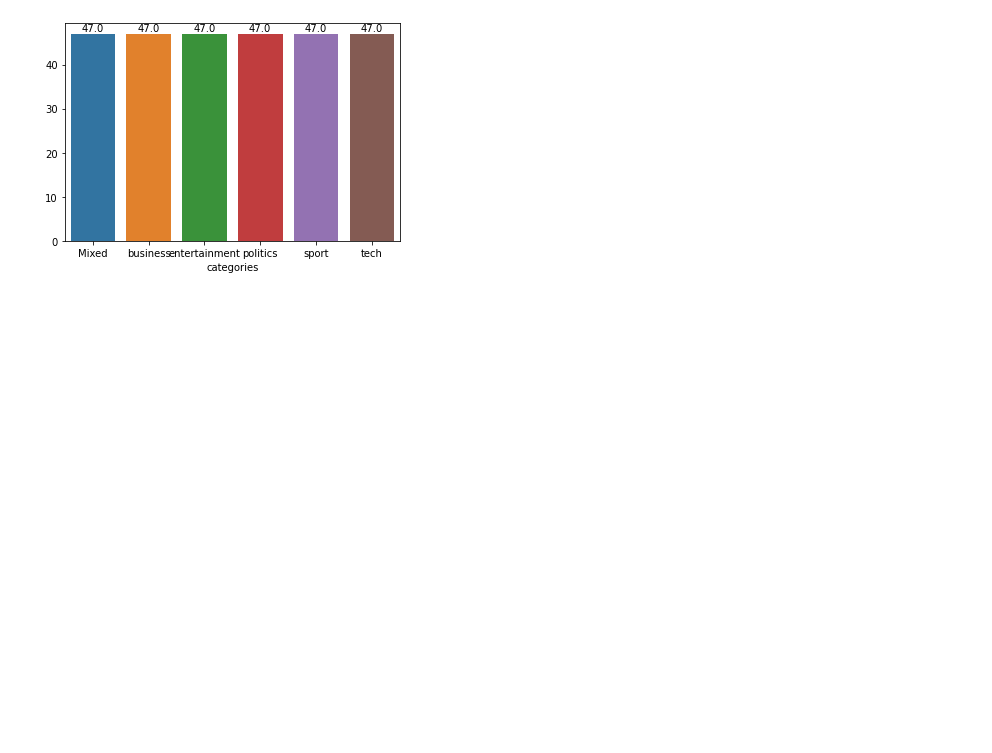
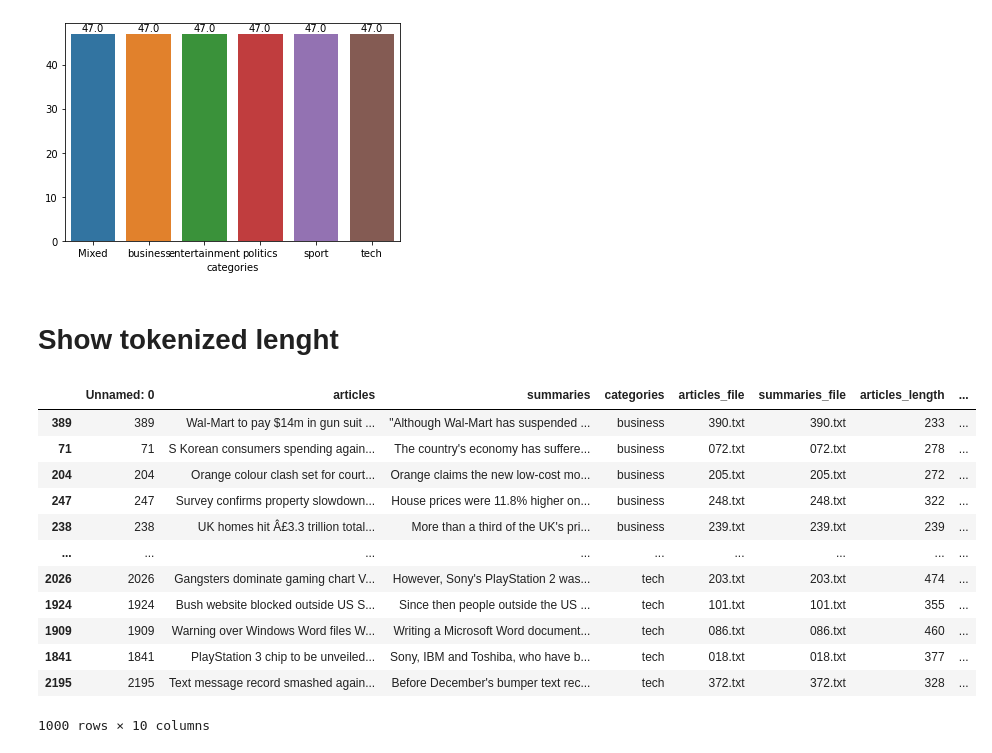
Before and after one commit to worachot-n/Text_summarization_T5, a Jupyter notebook: 0_2_Prepare_and_Split_Data.ipynb, the cells around one changed output. Drawn from its saved outputs; the diff is of its cells as text; code cells hidden in the pictures; blank space fills up the shorter version.

Commit message:
update tokenized len

```diff
--- a/0_2_Prepare_and_Split_Data.ipynb
+++ b/0_2_Prepare_and_Split_Data.ipynb
@@ -340,0 +341,2 @@ df_filter_eval_mix.to_csv('Dataset_Evaluate_Mixed.csv')
+# %% [markdown]
+# Show tokenized lenght
@@ -340,0 +358,19 @@ df_filter_eval_mix.to_csv('Dataset_Evaluate_Mixed.csv')
+# %%
+tokenizer = T5Tokenizer.from_pretrained('t5-base')
+df_filter_finetune['tokenized_sents'] = df_filter_finetune.apply(lambda row: tokenizer(row['summaries']), axis=1)
+df_filter_finetune['tokenized_len'] = df_filter_finetune.apply(lambda row: len(row['tokenized_sents']['input_ids']), axis=1)
+df_filter_finetune
+# %% [output]
+|  | Unnamed: 0 | articles | summaries | categories | articles_file | summaries_file | articles_length | ... |
+| 389 | 389 | Wal-Mart to pay $14m in gun suit ... | "Although Wal-Mart has suspended ... | business | 390.txt | 390.txt | 233 | ... |
+| 71 | 71 | S Korean consumers spending again... | The country's economy has suffere... | business | 072.txt | 072.txt | 278 | ... |
+| 204 | 204 | Orange colour clash set for court... | Orange claims the new low-cost mo... | business | 205.txt | 205.txt | 272 | ... |
+| 247 | 247 | Survey confirms property slowdown... | House prices were 11.8% higher on... | business | 248.txt | 248.txt | 322 | ... |
+| 238 | 238 | UK homes hit Â£3.3 trillion total... | More than a third of the UK's pri... | business | 239.txt | 239.txt | 239 | ... |
+| ... | ... | ... | ... | ... | ... | ... | ... | ... |
+| 2026 | 2026 | Gangsters dominate gaming chart V... | However, Sony's PlayStation 2 was... | tech | 203.txt | 203.txt | 474 | ... |
+| 1924 | 1924 | Bush website blocked outside US S... | Since then people outside the US ... | tech | 101.txt | 101.txt | 355 | ... |
+| 1909 | 1909 | Warning over Windows Word files W... | Writing a Microsoft Word document... | tech | 086.txt | 086.txt | 460 | ... |
+| 1841 | 1841 | PlayStation 3 chip to be unveiled... | Sony, IBM and Toshiba, who have b... | tech | 018.txt | 018.txt | 377 | ... |
+| 2195 | 2195 | Text message record smashed again... | Before December's bumper text rec... | tech | 372.txt | 372.txt | 328 | ... |
+1000 rows × 10 columns
```
Also changed, not shown: parts of 5 cells of this notebook.
